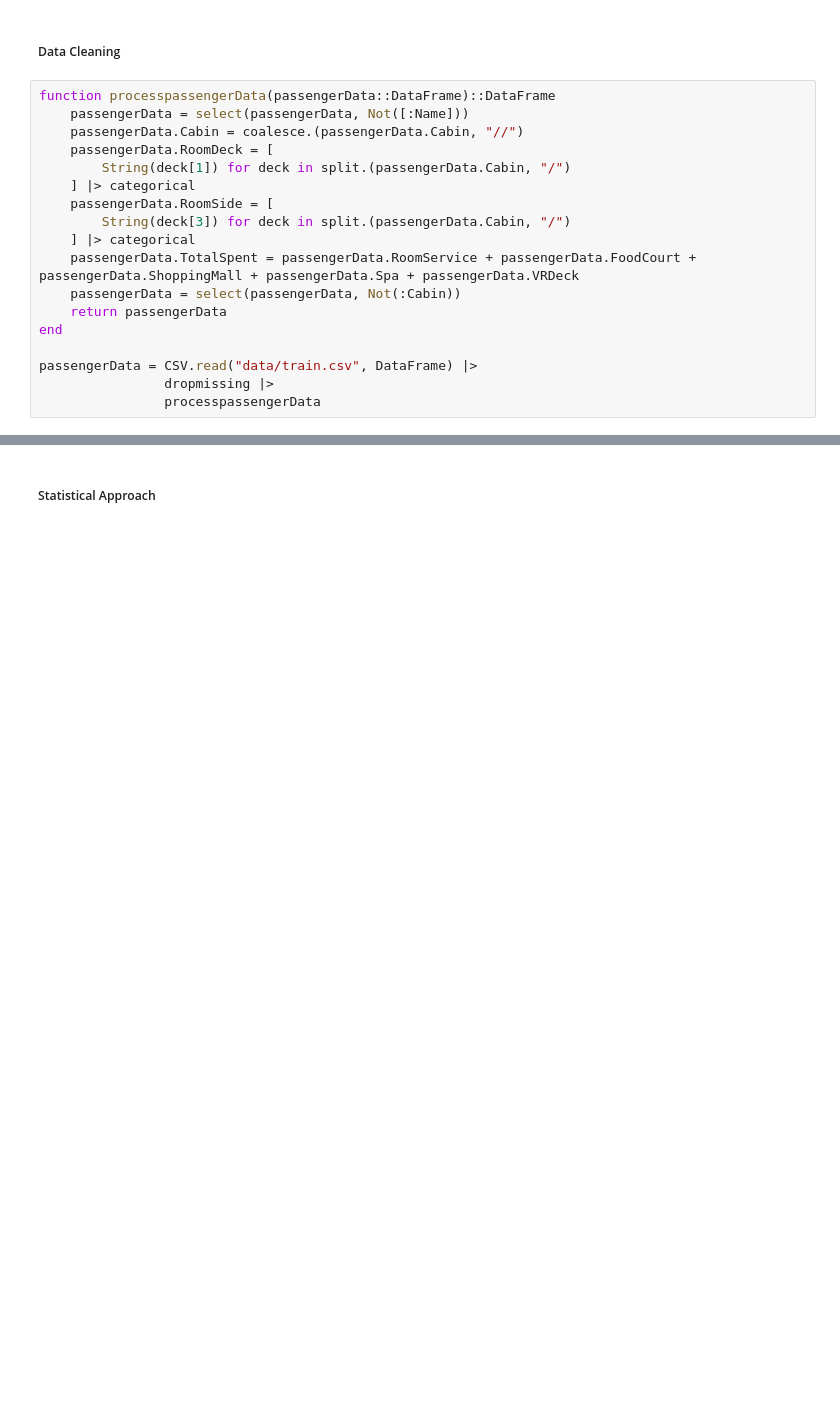
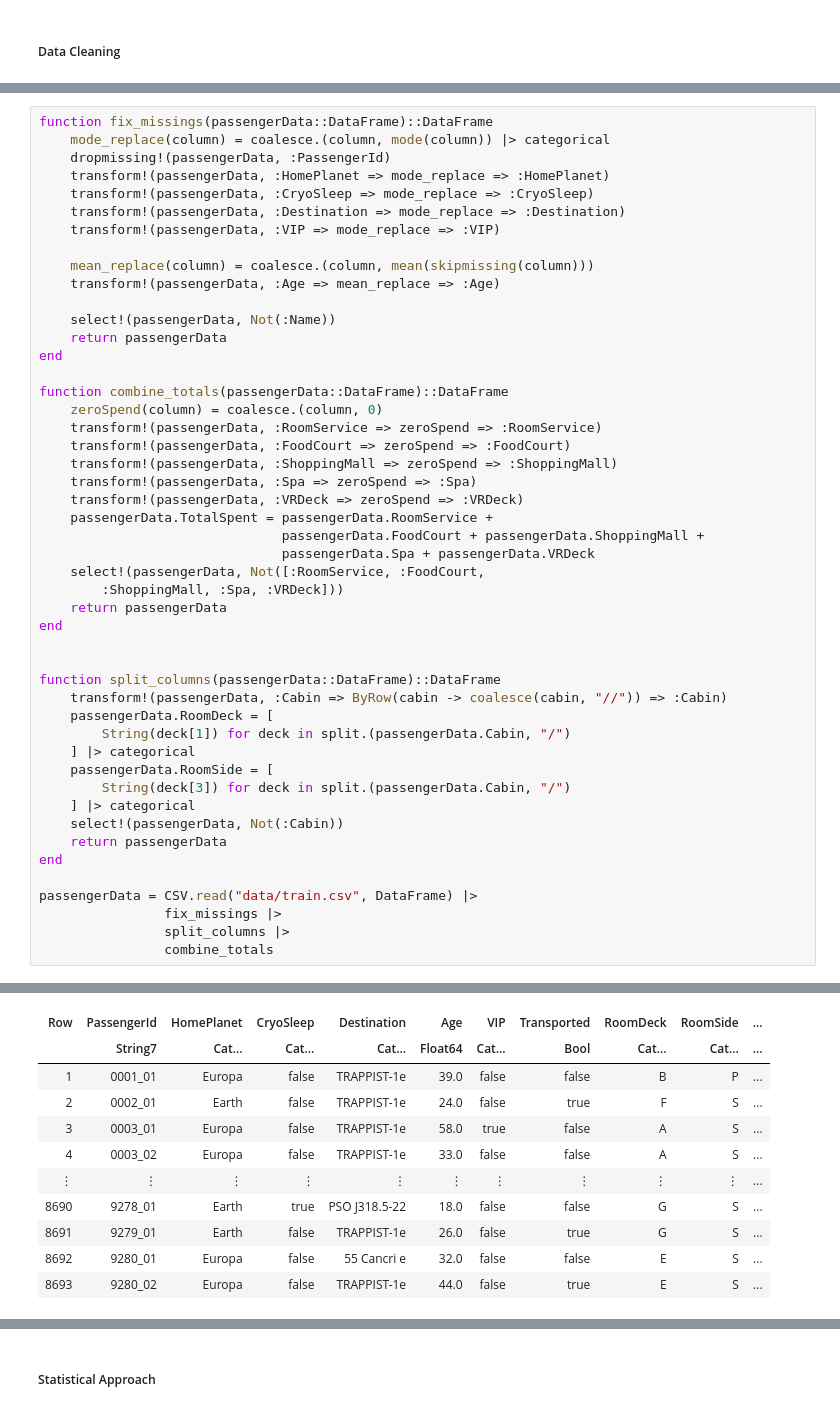
Before and after one commit to thezachdrake/kaggle-spaceship-titanic, a Jupyter notebook: notebook.ipynb, the cells around one changed output, grey strips where cells are left out. Saved outputs shown, nothing was run; the diff lists cells and outputs as text; blank space fills up the shorter version.

```diff
--- a/notebook.ipynb
+++ b/notebook.ipynb
@@ -11,21 +12,3 @@ ENV["DATAFRAMES_ROWS"] = 8
 8
 # %% [markdown]
 ##### Data Cleaning
-# %%
-function processpassengerData(passengerData::DataFrame)::DataFrame
-    passengerData = select(passengerData, Not([:Name]))
-    passengerData.Cabin = coalesce.(passengerData.Cabin, "//")
-    passengerData.RoomDeck = [
-        String(deck[1]) for deck in split.(passengerData.Cabin, "/")
-    ] |> categorical
-    passengerData.RoomSide = [
-        String(deck[3]) for deck in split.(passengerData.Cabin, "/")
-    ] |> categorical
-    passengerData.TotalSpent = passengerData.RoomService + passengerData.FoodCourt + passengerData.ShoppingMall + passengerData.Spa + passengerData.VRDeck
-    passengerData = select(passengerData, Not(:Cabin))
-    return passengerData
-end
-
-passengerData = CSV.read("data/train.csv", DataFrame) |>
-                dropmissing |>
-                processpassengerData
@@ -45,0 +15,49 @@ passengerData = CSV.read("data/train.csv", DataFrame) |>
+# %%
+function fix_missings(passengerData::DataFrame)::DataFrame
+    mode_replace(column) = coalesce.(column, mode(column)) |> categorical
+    dropmissing!(passengerData, :PassengerId)
+    transform!(passengerData, :HomePlanet => mode_replace => :HomePlanet)
+    transform!(passengerData, :CryoSleep => mode_replace => :CryoSleep)
+    transform!(passengerData, :Destination => mode_replace => :Destination)
+    transform!(passengerData, :VIP => mode_replace => :VIP)
+
+    mean_replace(column) = coalesce.(column, mean(skipmissing(column)))
+    transform!(passengerData, :Age => mean_replace => :Age)
+
+    select!(passengerData, Not(:Name))
+    return passengerData
+end
+
+function combine_totals(passengerData::DataFrame)::DataFrame
+    zeroSpend(column) = coalesce.(column, 0)
+    transform!(passengerData, :RoomService => zeroSpend => :RoomService)
+    transform!(passengerData, :FoodCourt => zeroSpend => :FoodCourt)
+    transform!(passengerData, :ShoppingMall => zeroSpend => :ShoppingMall)
+    transform!(passengerData, :Spa => zeroSpend => :Spa)
+    transform!(passengerData, :VRDeck => zeroSpend => :VRDeck)
+    passengerData.TotalSpent = passengerData.RoomService +
+                               passengerData.FoodCourt + passengerData.ShoppingMall +
+                               passengerData.Spa + passengerData.VRDeck
+    select!(passengerData, Not([:RoomService, :FoodCourt,
+        :ShoppingMall, :Spa, :VRDeck]))
+    return passengerData
+end
+
+
+function split_columns(passengerData::DataFrame)::DataFrame
+    transform!(passengerData, :Cabin => ByRow(cabin -> coalesce(cabin, "//")) => :Cabin)
+    passengerData.RoomDeck = [
+        String(deck[1]) for deck in split.(passengerData.Cabin, "/")
+    ] |> categorical
+    passengerData.RoomSide = [
+        String(deck[3]) for deck in split.(passengerData.Cabin, "/")
+    ] |> categorical
+    select!(passengerData, Not(:Cabin))
+    return passengerData
+end
+
+passengerData = CSV.read("data/train.csv", DataFrame) |>
+                fix_missings |>
+                split_columns |>
+                combine_totals
+# %% [output]
@@ -46 +66,12 @@ passengerData = CSV.read("data/train.csv", DataFrame) |>
+| Row | PassengerId | HomePlanet | CryoSleep | Destination | Age | VIP | Transported | RoomDeck | RoomSide | ... |
+|  | String7 | Cat… | Cat… | Cat… | Float64 | Cat… | Bool | Cat… | Cat… | ... |
+| 1 | 0001_01 | Europa | false | TRAPPIST-1e | 39.0 | false | false | B | P | ... |
+| 2 | 0002_01 | Earth | false | TRAPPIST-1e | 24.0 | false | true | F | S | ... |
+| 3 | 0003_01 | Europa | false | TRAPPIST-1e | 58.0 | true | false | A | S | ... |
+| 4 | 0003_02 | Europa | false | TRAPPIST-1e | 33.0 | false | false | A | S | ... |
+| ⋮ | ⋮ | ⋮ | ⋮ | ⋮ | ⋮ | ⋮ | ⋮ | ⋮ | ⋮ | ... |
+| 8690 | 9278_01 | Earth | true | PSO J318.5-22 | 18.0 | false | false | G | S | ... |
+| 8691 | 9279_01 | Earth | false | TRAPPIST-1e | 26.0 | false | true | G | S | ... |
+| 8692 | 9280_01 | Europa | false | 55 Cancri e | 32.0 | false | false | E | S | ... |
+| 8693 | 9280_02 | Europa | false | TRAPPIST-1e | 44.0 | false | true | E | S | ... |
 # %% [markdown]
```
Also changed, not shown: parts of 10 cells of this notebook, 1 other file.
